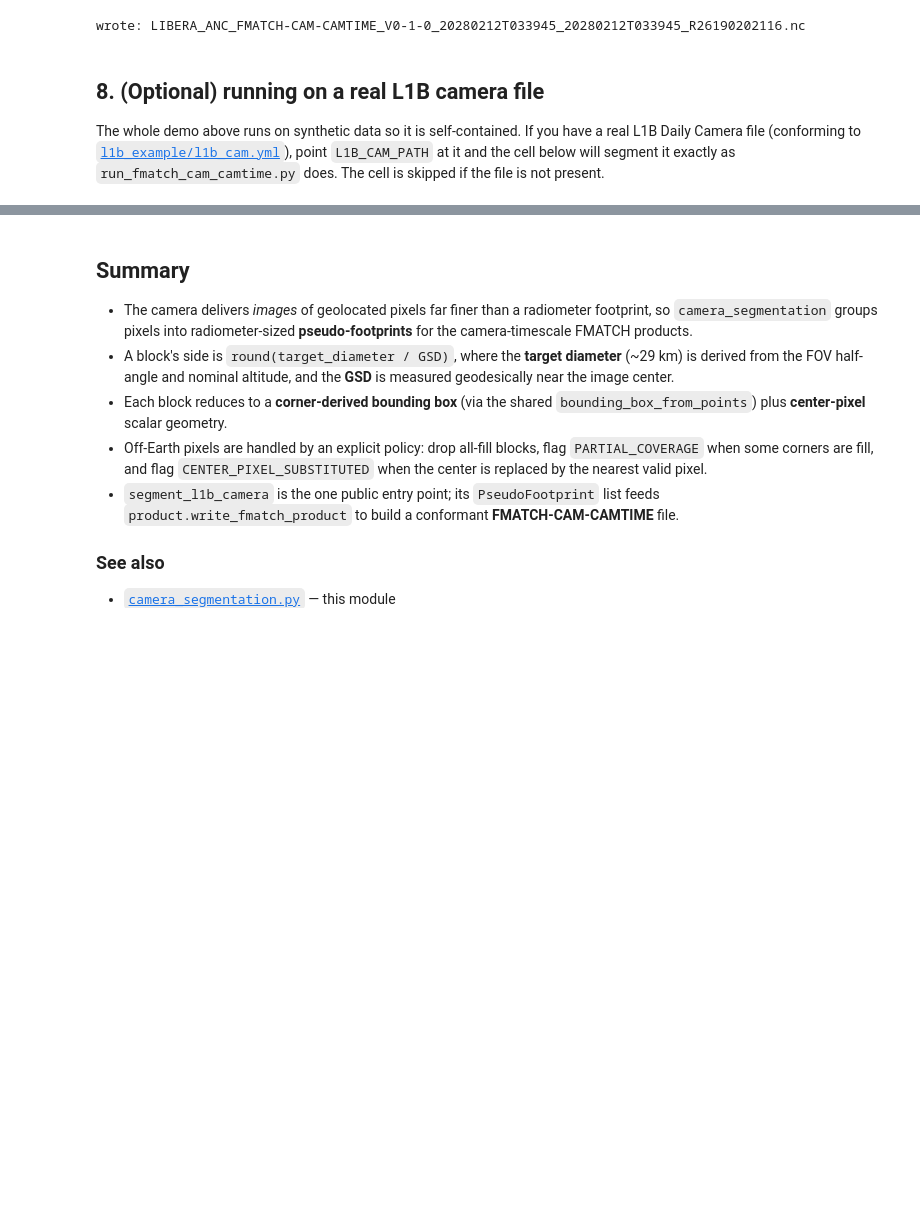
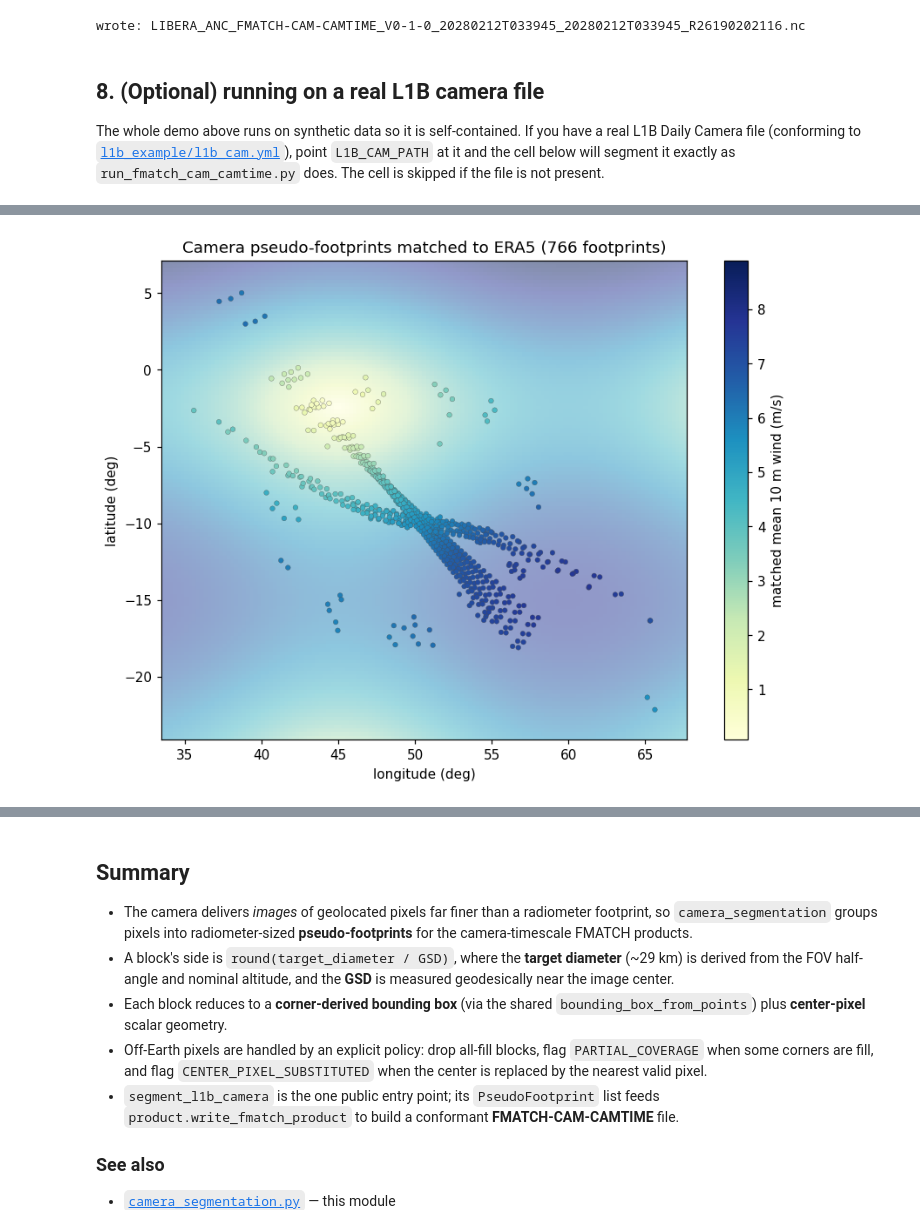
Before and after one commit to LASP-Libera/libera_utils, a Jupyter notebook: notebooks/camera_segmentation_demo.ipynb, the cells around one changed output, grey strips where cells are left out. Drawn from its saved outputs; the diff is of its cells as text; code cells hidden in the pictures; blank space fills up the shorter version.

```diff
--- a/notebooks/camera_segmentation_demo.ipynb
+++ b/notebooks/camera_segmentation_demo.ipynb
@@ -1003,0 +1052,84 @@ no L1B camera file at external_data/L1B/l1b_cam.nc -- skipping (this is expected
+# %%
+import pathlib
+import shutil
+import tempfile
+
+from libera_utils.footprint_matching.types import BoundingBox
+
+# The real example L1B Daily Camera file (5 images of 2048 x 2048 pixels).
+L1B_CAM_FILE = pathlib.Path(
+    "/workspaces/libera_utils/external_data/L1B/LIBERA_L1B_CAM_V0-2-5_20260327T002351_20260327T002411_R26181231044.nc"
+)
+
+# Segment it into pseudo-footprints (this reads ~20M pixels, so it takes a few seconds).
+with xr.open_dataset(L1B_CAM_FILE) as cam:
+    cam_footprints = segment_l1b_camera(cam)
+
+# Keep only footprints whose bounding box has real 2-D extent. Blocks straddling the
+# Earth's limb with just one valid corner collapse to a zero-area point (they carry the
+# PARTIAL_COVERAGE flag); a point has no area to fetch or enlarge, so we drop them.
+box_footprints = [f for f in cam_footprints if f.bbox.lat_max > f.bbox.lat_min and f.bbox.lon_max > f.bbox.lon_min]
+fp_lats = np.array([f.latitude for f in box_footprints])
+fp_lons = np.array([f.longitude for f in box_footprints])
+print(
+    f"{len(cam_footprints)} pseudo-footprints from {L1B_CAM_FILE.name}; {len(box_footprints)} with a 2-D bounding box"
+)
+print(f"covering lat {fp_lats.min():.1f}..{fp_lats.max():.1f}, lon {fp_lons.min():.1f}..{fp_lons.max():.1f}")
+
+# Simulated ERA5 covering the footprints' region (reuses make_synthetic_era5 from
+# Section 6b). We keep the file on disk in a temp dir so the NEXT cell can reuse the
+# same reader; it is cleaned up at the end of the comparison cell.
+_era5_dir = pathlib.Path(tempfile.mkdtemp())
+era5_file = _era5_dir / "synthetic_era5_region.nc"
+make_synthetic_era5(
+    era5_file, lat_range=(fp_lats.min() - 2, fp_lats.max() + 2), lon_range=(fp_lons.min() - 2, fp_lons.max() + 2)
+)
+era5_reader = ERA5Reader(era5_file)
+
+
+def match_mean_wind(reader, bbox, center_lat, center_lon):
+    """Fetch ERA5 for ``bbox`` and return (mean wind speed, n cells).
+
+    If the box is smaller than the ERA5 grid spacing and catches no cell, fall back to
+    the single nearest grid cell so every footprint still gets a value (a point sample).
+    """
+    data, lat_out, lon_out = reader._load_spatial_region(bbox)
+    if data.shape[1] == 0 or data.shape[2] == 0:
+        gd, gla, glo = reader._native_grid
+        i = int(np.argmin(np.abs(gla - center_lat)))
+        j = int(np.argmin(np.abs(glo - center_lon)))
+        return float(np.hypot(gd[0, i, j], gd[1, i, j])), 1
+    speed = np.hypot(data[0], data[1])  # wind speed per cell in the box
+    return float(np.nanmean(speed)), int(speed.size)
+
+
+# Match every footprint's nominal box to ERA5.
+nominal = [match_mean_wind(era5_reader, f.bbox, f.latitude, f.longitude) for f in box_footprints]
+nom_wind = np.array([w for w, _ in nominal])
+nom_cells = np.array([n for _, n in nominal])
+print(f"matched mean wind = {np.nanmean(nom_wind):.2f} m/s, median cells per box = {int(np.median(nom_cells))}")
+
+# Map: ERA5 field (faded) with each footprint drawn at its center, coloured by its
+# matched mean wind. The footprints trace the camera's on-Earth swaths over the region.
+grid_data, grid_lats, grid_lons = era5_reader._native_grid
+grid_speed = np.hypot(grid_data[0], grid_data[1])
+fig, ax = plt.subplots(figsize=(10, 6.5))
+ax.pcolormesh(grid_lons, grid_lats, grid_speed, shading="auto", cmap="YlGnBu", alpha=0.5)
+sc = ax.scatter(
+    fp_lons,
+    fp_lats,
+    c=nom_wind,
+    s=14,
+    cmap="YlGnBu",
+    edgecolor="0.3",
+    linewidth=0.2,
+    vmin=grid_speed.min(),
+    vmax=grid_speed.max(),
+)
+fig.colorbar(sc, ax=ax, label="matched mean 10 m wind (m/s)")
+ax.set_title(f"Camera pseudo-footprints matched to ERA5 ({len(box_footprints)} footprints)")
+ax.set_xlabel("longitude (deg)")
+ax.set_ylabel("latitude (deg)")
+ax.set_aspect("equal")
+plt.show()
+# %% [output]
@@ -1003,0 +1139 @@ no L1B camera file at external_data/L1B/l1b_cam.nc -- skipping (this is expected
+[figure, added]
```
Also changed, not shown: parts of 12 cells of this notebook.
